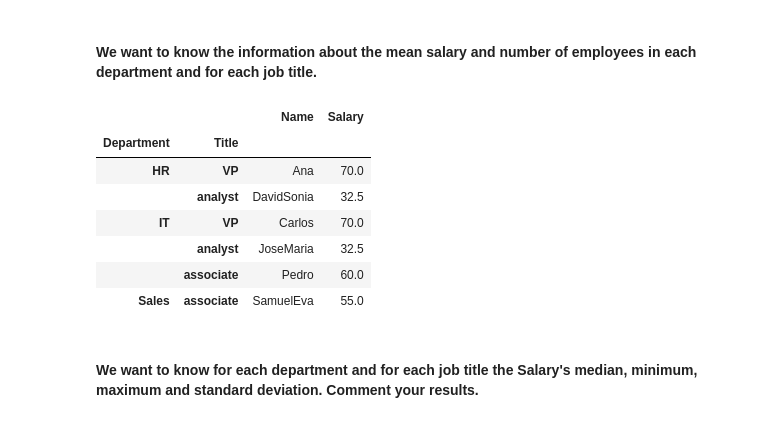
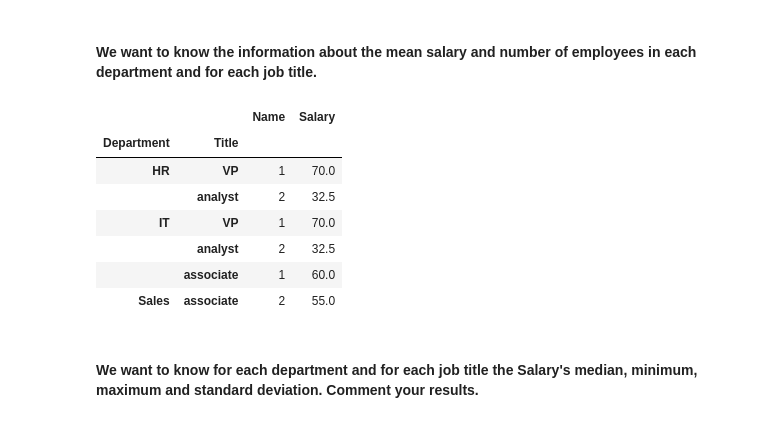
Before and after one commit to ta-data-lis/lab-pivot-table-and-correlation, a Jupyter notebook: your_code/main.ipynb, the cells around one changed output. Drawn from its saved outputs; the diff is of its cells as text; code cells hidden in the pictures.

Commit message:
corrected 2 questions in Chall 1 with pd.series.count

```diff
--- a/your_code/main.ipynb
+++ b/your_code/main.ipynb
@@ -85,18 +85,18 @@ employeed.head()
 # %% [markdown]
 #### We want to know the information about the mean salary and number of employees in each department and for each job title.
 # %%
-info=pd.pivot_table(employee,values=['Salary','Name'],index=['Department','Title'],aggfunc={'Name': np.sum, 'Salary':np.mean})
+info=pd.pivot_table(employee,values=['Salary','Name'],index=['Department','Title'],aggfunc={'Name': pd.Series.count, 'Salary':np.mean})
 info.head(10)
-#how to sum people not by their name #to improve
+#'Name': pd.Series.count will count the number of values
 # %% [output]
 |  |  | Name | Salary |
 | Department | Title |  |  |
-| HR | VP | Ana | 70.0 |
-|  | analyst | DavidSonia | 32.5 |
-| IT | VP | Carlos | 70.0 |
-|  | analyst | JoseMaria | 32.5 |
-|  | associate | Pedro | 60.0 |
-| Sales | associate | SamuelEva | 55.0 |
+| HR | VP | 1 | 70.0 |
+|  | analyst | 2 | 32.5 |
+| IT | VP | 1 | 70.0 |
+|  | analyst | 2 | 32.5 |
+|  | associate | 1 | 60.0 |
+| Sales | associate | 2 | 55.0 |
 # %% [markdown]
 #### We want to know for each department and for each job title the Salary's median, minimum, maximum and standard deviation. Comment your results.
 # %%
```
Also changed, not shown: parts of 2 cells of this notebook.
